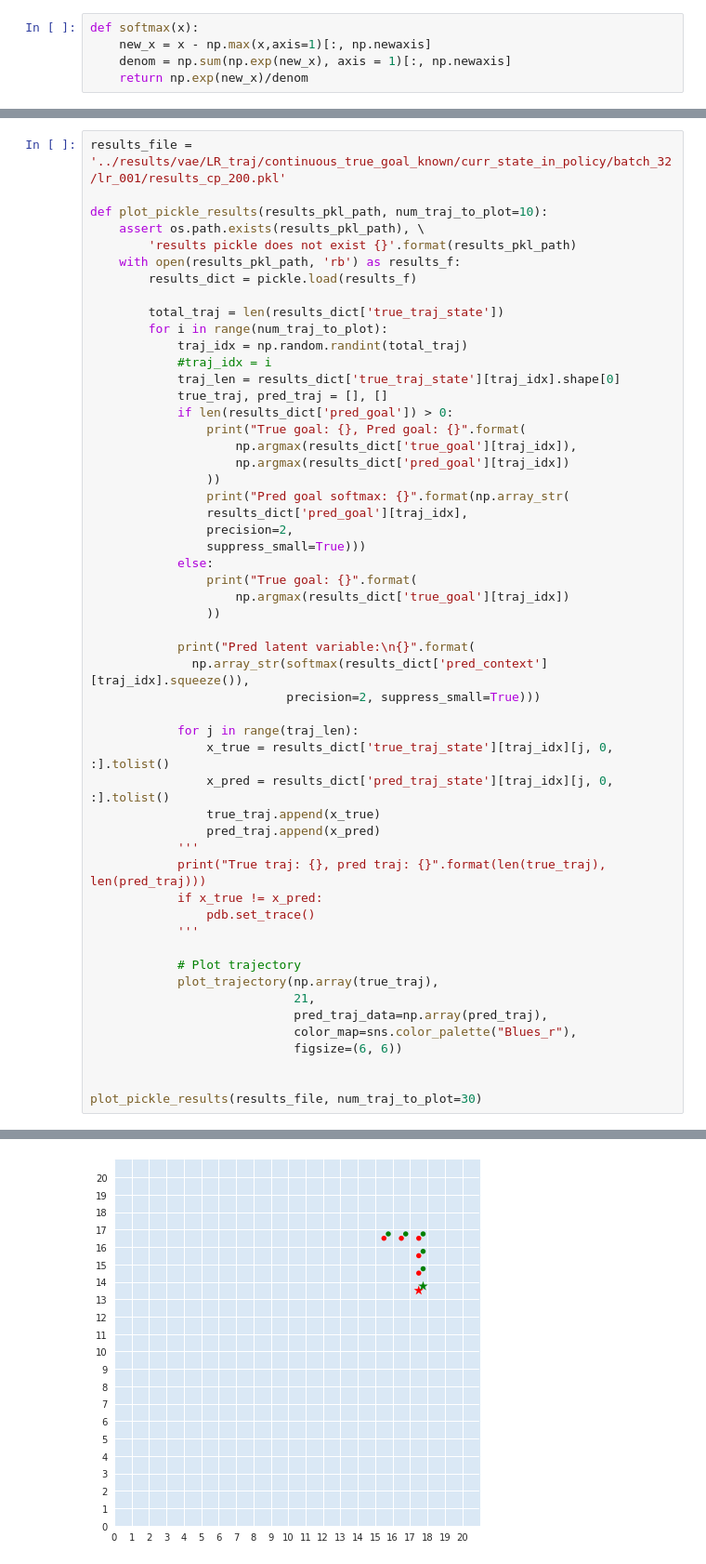
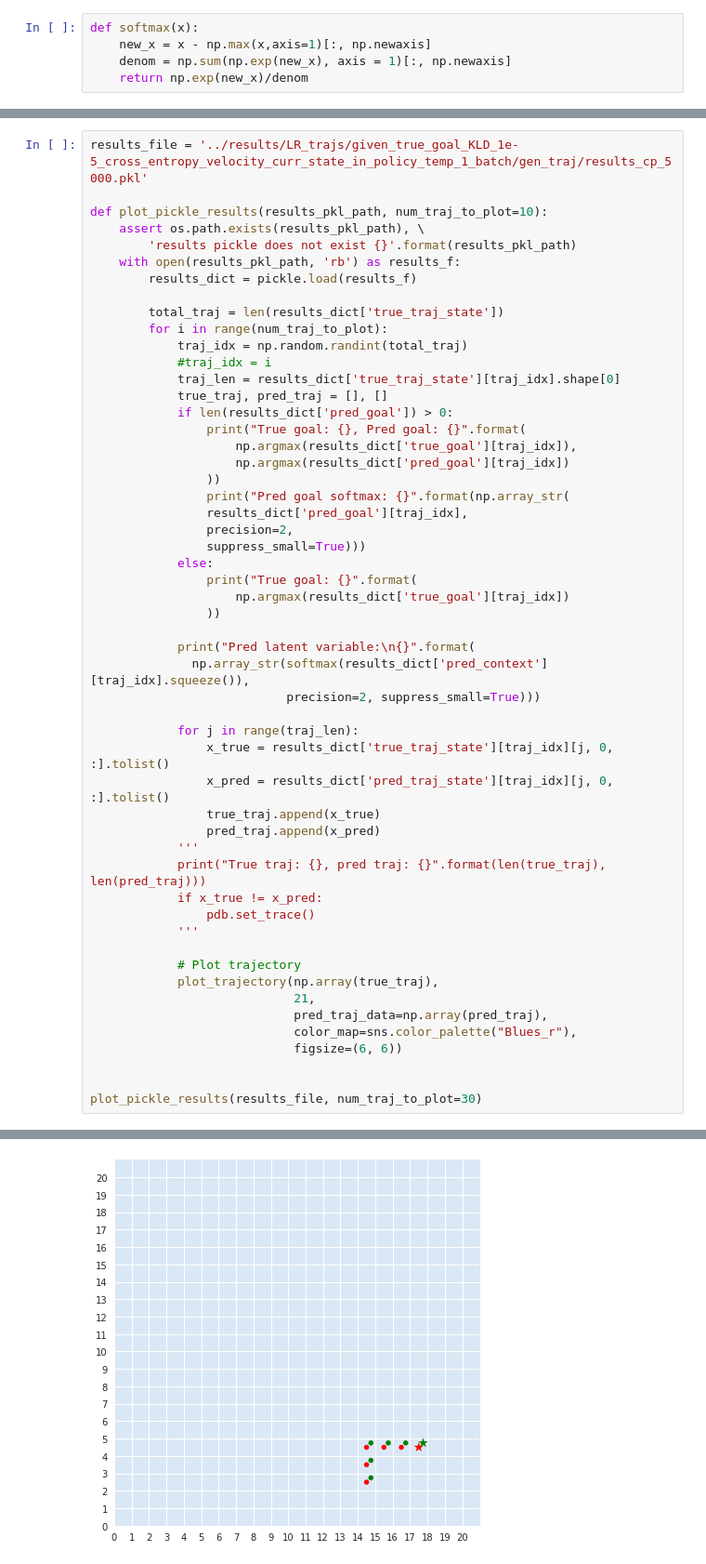
Before and after one commit to sharma-arjun/DirectedInfo-GAIL, a Jupyter notebook: IL/plots/plot_trajectories_batch.ipynb, the cells around one changed output, grey strips where cells are left out. Shown at 93% size. Saved outputs shown, nothing was run; the diff lists cells and outputs as text.

Commit message:
corrected batch plot

```diff
--- a/IL/plots/plot_trajectories_batch.ipynb
+++ b/IL/plots/plot_trajectories_batch.ipynb
@@ -149,5 +149,5 @@ plot_expert_trajectories_from_h5('../h5_trajs/LR_trajs/traj_1',
 # %%
-results_file = '../results/vae/LR_traj/continuous_true_goal_known/curr_state_in_policy/batch_32/lr_001/results_cp_200.pkl'
+results_file = '../results/LR_trajs/given_true_goal_KLD_1e-5_cross_entropy_velocity_curr_state_in_policy_temp_1_batch/gen_traj/results_cp_5000.pkl'
 
 def plot_pickle_results(results_pkl_path, num_traj_to_plot=10):
     assert os.path.exists(results_pkl_path), \
@@ -253 +253 @@ Pred latent variable:
-[figure, old version]
+[figure, new version]
```
Also changed, not shown: parts of 3 cells of this notebook.
